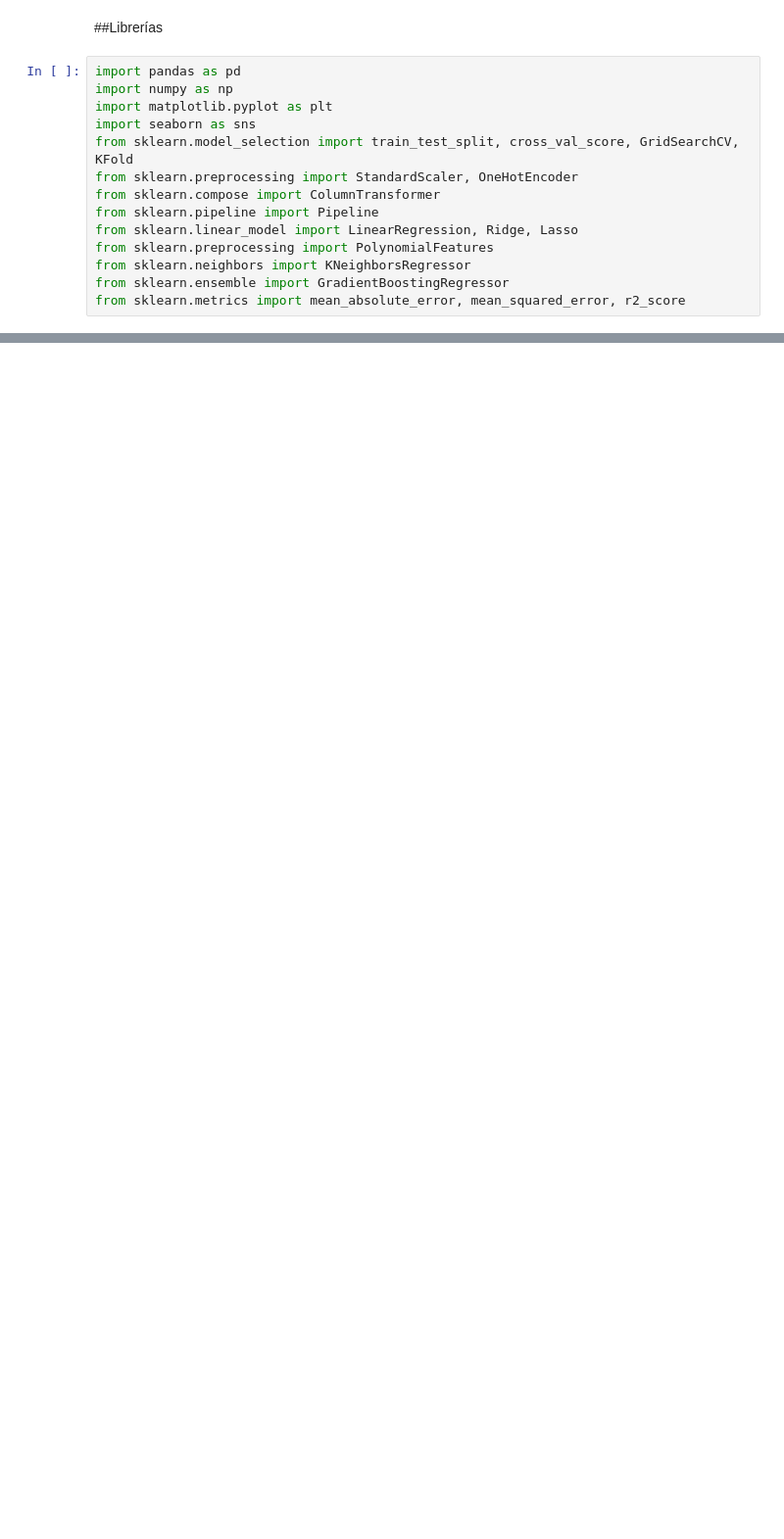
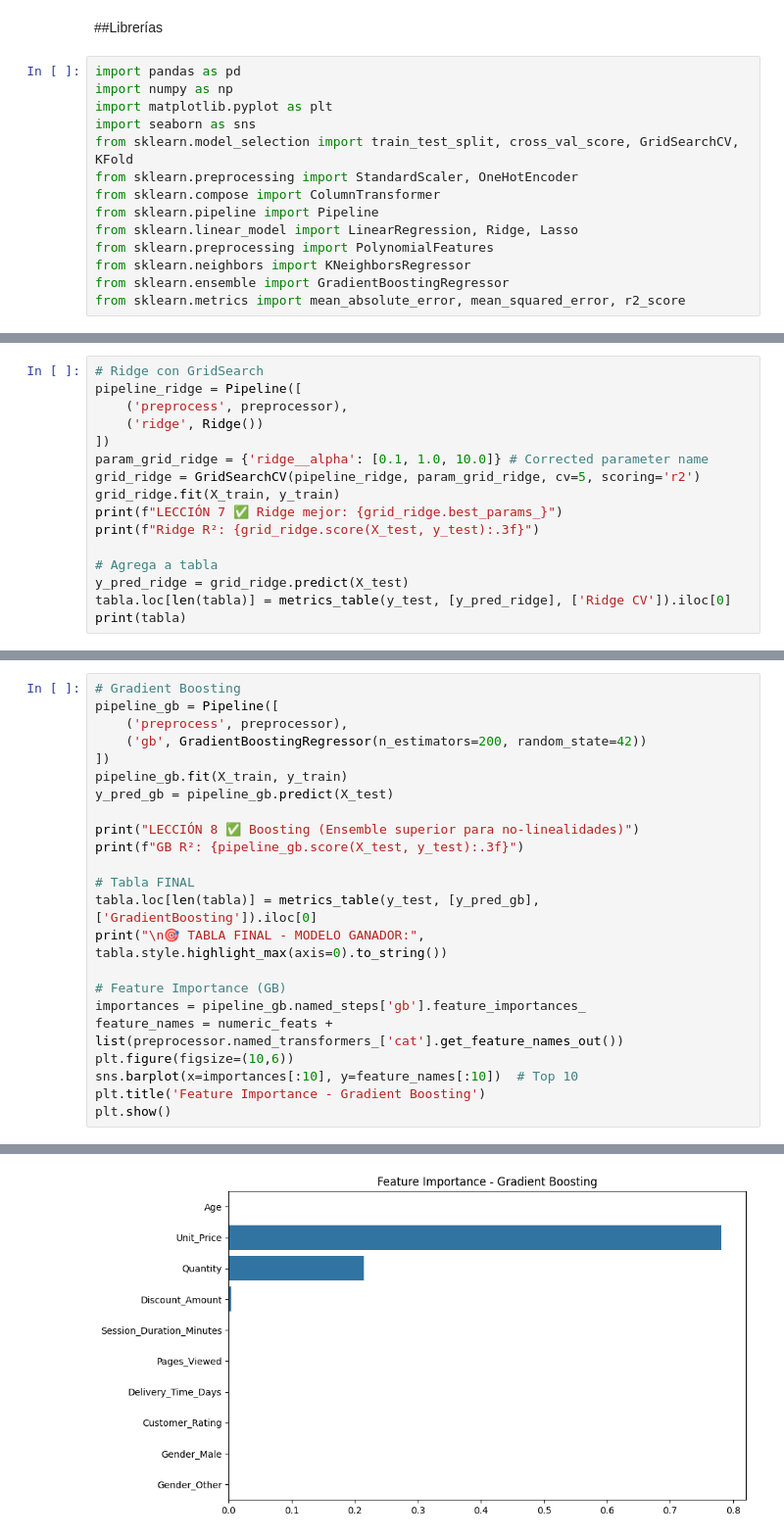
Before and after one commit to luisleonb/Proyecto_M6_ABP, a Jupyter notebook: Proyecto_M6_Luis_León.ipynb, the cells around one changed output, grey strips where cells are left out. Shown at 98% size. Cells and saved outputs as stored; diff of their text form; blank space fills up the shorter version.

```diff
--- a/Proyecto_M6_Luis_León.ipynb
+++ b/Proyecto_M6_Luis_León.ipynb
@@ -296,0 +283,16 @@ Modelo final recomendado: GradientBoosting (mejor balance overfitting/generaliza
+# %%
+# Ridge con GridSearch
+pipeline_ridge = Pipeline([
+    ('preprocess', preprocessor),
+    ('ridge', Ridge())
+])
+param_grid_ridge = {'ridge__alpha': [0.1, 1.0, 10.0]} # Corrected parameter name
+grid_ridge = GridSearchCV(pipeline_ridge, param_grid_ridge, cv=5, scoring='r2')
+grid_ridge.fit(X_train, y_train)
+print(f"LECCIÓN 7 ✅ Ridge mejor: {grid_ridge.best_params_}")
+print(f"Ridge R²: {grid_ridge.score(X_test, y_test):.3f}")
+
+# Agrega a tabla
+y_pred_ridge = grid_ridge.predict(X_test)
+tabla.loc[len(tabla)] = metrics_table(y_test, [y_pred_ridge], ['Ridge CV']).iloc[0]
+print(tabla)
@@ -296,0 +308,24 @@ Modelo final recomendado: GradientBoosting (mejor balance overfitting/generaliza
+# %%
+# Gradient Boosting
+pipeline_gb = Pipeline([
+    ('preprocess', preprocessor),
+    ('gb', GradientBoostingRegressor(n_estimators=200, random_state=42))
+])
+pipeline_gb.fit(X_train, y_train)
+y_pred_gb = pipeline_gb.predict(X_test)
+
+print("LECCIÓN 8 ✅ Boosting (Ensemble superior para no-linealidades)")
+print(f"GB R²: {pipeline_gb.score(X_test, y_test):.3f}")
+
+# Tabla FINAL
+tabla.loc[len(tabla)] = metrics_table(y_test, [y_pred_gb], ['GradientBoosting']).iloc[0]
+print("\n🎯 TABLA FINAL - MODELO GANADOR:", tabla.style.highlight_max(axis=0).to_string())
+
+# Feature Importance (GB)
+importances = pipeline_gb.named_steps['gb'].feature_importances_
+feature_names = numeric_feats + list(preprocessor.named_transformers_['cat'].get_feature_names_out())
+plt.figure(figsize=(10,6))
+sns.barplot(x=importances[:10], y=feature_names[:10])  # Top 10
+plt.title('Feature Importance - Gradient Boosting')
+plt.show()
+# %% [output]
@@ -296,0 +340 @@ Modelo final recomendado: GradientBoosting (mejor balance overfitting/generaliza
+[figure, added]
```
Also changed, not shown: parts of 33 cells of this notebook.
